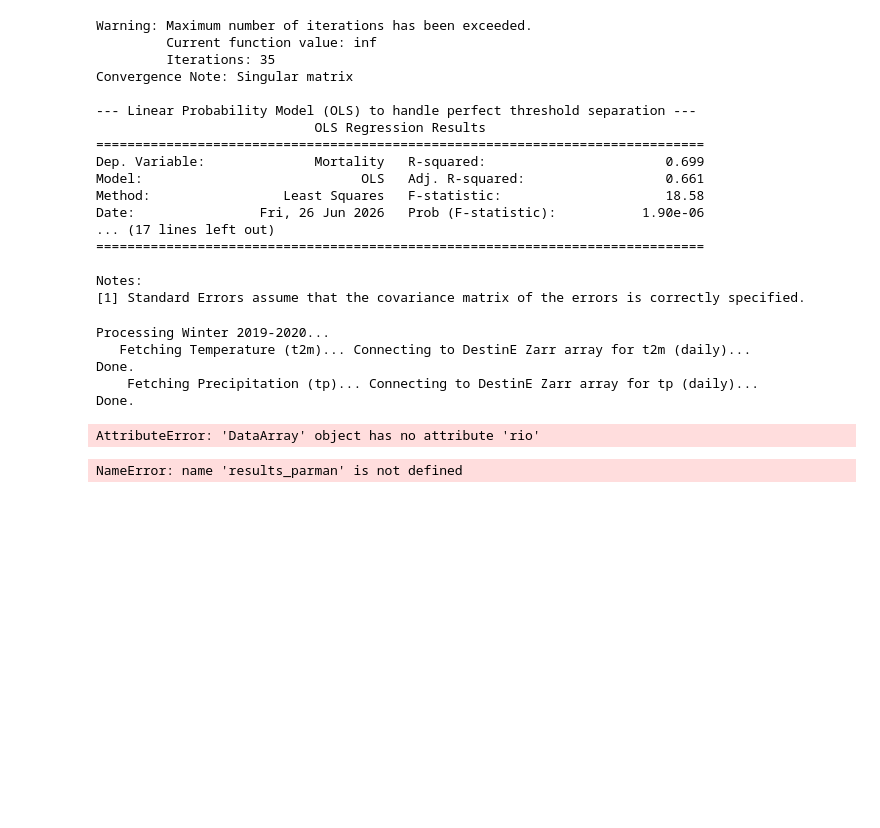
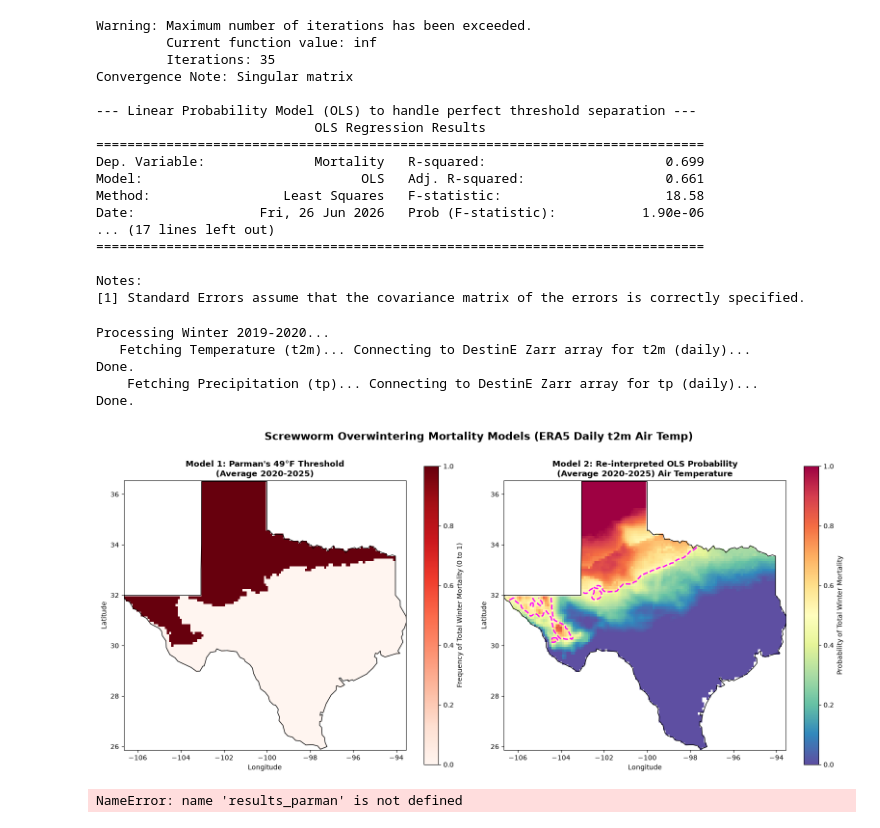
Before and after one commit to ThomWorm/SWIFT, a Jupyter notebook: Parman/parman_analysis.ipynb, the cells around one changed output. Saved outputs shown, nothing was run; the diff lists cells and outputs as text; code cells hidden in the pictures; blank space fills up the shorter version.

```diff
--- a/Parman/parman_analysis.ipynb
+++ b/Parman/parman_analysis.ipynb
@@ -234,7 +234,7 @@ def process_winter_models(years, bbox, region_gdf):
         t_min = t2m_f.min(dim='valid_time')
 
         # --- Apply Model 1: Parman's Absolute Threshold ---
-        # 1 if Mean Temp < 49F (Mortality), 0 if >= 49F (Survival)
+        # 1 if Mean Temp < 49F (Mortality), 0 if >= 49F (Survival)`
         parman_mortality = xr.where(t_mean < 49.0, 1.0, 0.0)
 
         # --- Apply Model 2: Linear Probability Model (OLS) ---
@@ -284,36 +284,36 @@ def plot_model_comparison(parman_map, ols_map, region_gdf):
     ols_map.plot(ax=axes[1], cmap='Spectral_r', vmin=0, vmax=1,
                  cbar_kwargs={'label': 'Probability of Total Winter Mortality'})
     region_gdf.boundary.plot(ax=axes[1], color='black', linewidth=1)
     # Add a contour showing the 50% probability line
     ols_map.plot.contour(ax=axes[1], levels=[0.5], colors=['magenta'], linewidths=[2], linestyles=['--'])
-    axes[1].set_title("Model 2: Re-interpreted OLS Probability\n(Average 2020-2025)", fontweight='bold')
+    axes[1].set_title("Model 2: Re-interpreted OLS Probability\n(Average 2020-2025) Air Temperature", fontweight='bold')
     axes[1].set_xlabel("Longitude"); axes[1].set_ylabel("Latitude")
 
-    plt.suptitle("Screwworm Overwintering Mortality Models (ERA5 Daily)", fontsize=16, y=1.02, fontweight='bold')
+    plt.suptitle("Screwworm Overwintering Mortality Models (ERA5 Daily t2m Air Temp)", fontsize=16, y=1.02, fontweight='bold')
     plt.tight_layout()
     plt.show()
 
 if __name__ == "__main__":
     # 1. Define Texas using DestinE compatible longitudes (0-360)
     # Texas is roughly Lat: 37 to 25. Lon: -107 to -93 -> (253 to 267)
     texas_bbox = {'latitude': slice(37, 25), 'longitude': slice(253, 267)}
 
     # 2. Fetch standard Texas outline
     us_states = gpd.read_file("https://raw.githubusercontent.com/PublicaMundi/MappingAPI/master/data/geojson/us-states.json")
     texas_geom = us_states[us_states['name'] == 'Texas'].to_crs(epsg=4326)
 
     # 3. Run Analysis for 2020 through 2025
     parman_res, ols_res = process_winter_models(years=range(2020, 2021), bbox=texas_bbox, region_gdf=texas_geom)
 
     # 4. Visualize
     plot_model_comparison(parman_res, ols_res, texas_geom)
 # %% [output]
 Processing Winter 2019-2020...
    Fetching Temperature (t2m)... Connecting to DestinE Zarr array for t2m (daily)...
 Done.
     Fetching Precipitation (tp)... Connecting to DestinE Zarr array for tp (daily)...
 Done.
-AttributeError: 'DataArray' object has no attribute 'rio'
+[figure, added]
 # %%
 results_parman
 # %% [output]
```
Also changed, not shown: parts of 1 cell of this notebook, 2 other files.
